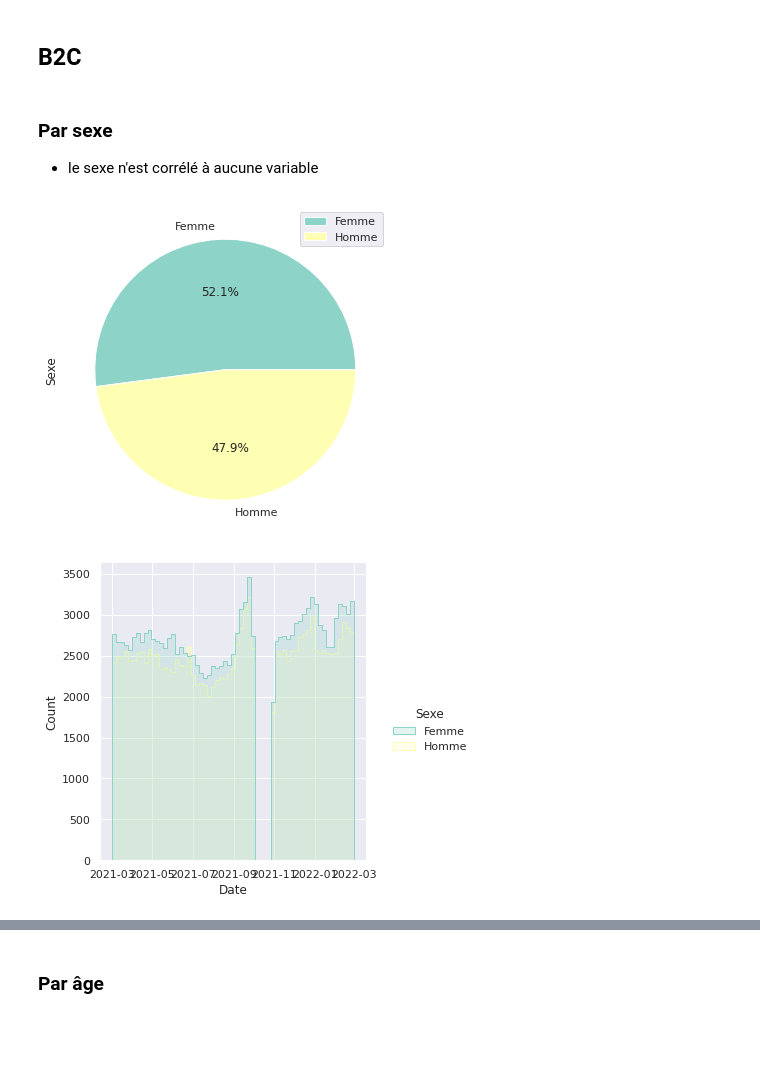
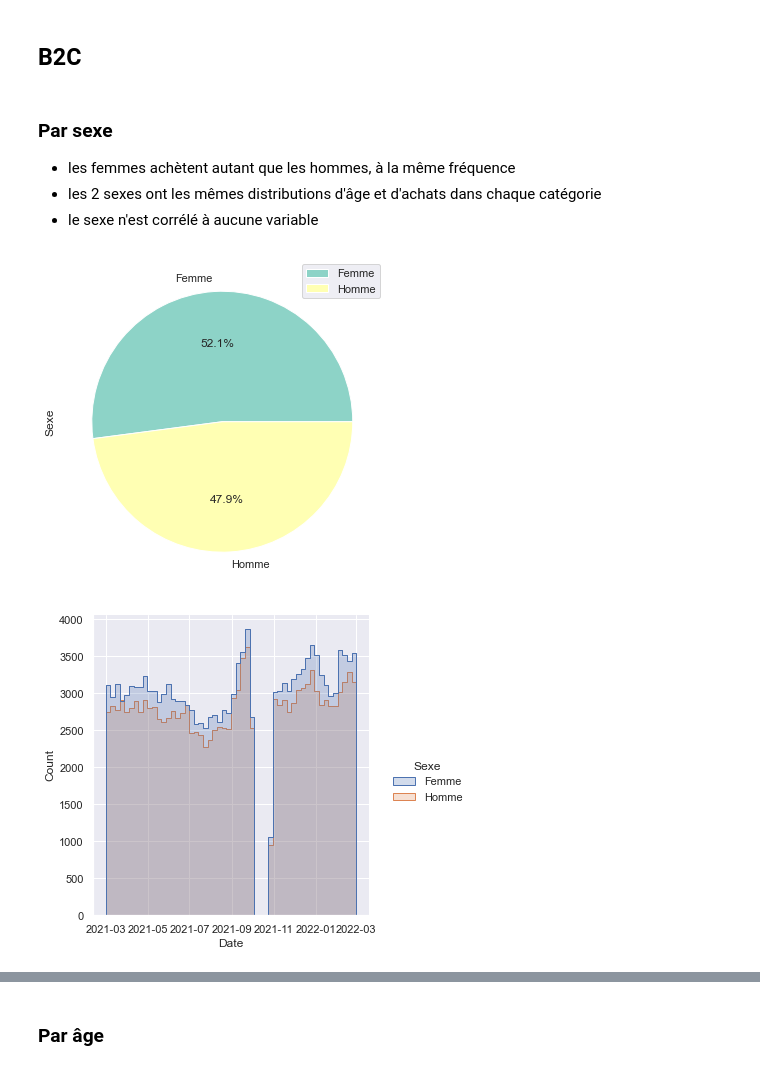
Before and after one commit to gllmfrnr/oc-da, a Jupyter notebook: p4/p4_c.ipynb, the cells around one changed output, grey strips where cells are left out. Drawn from its saved outputs; the diff is of its cells as text; code cells hidden in the pictures; blank space fills up the shorter version.

```diff
--- a/p4/p4_c.ipynb
+++ b/p4/p4_c.ipynb
@@ -144,6 +157,7 @@ def indicateurs(df, variable):
 # %%
 # URL
 url = 'https://raw.githubusercontent.com/gllmfrnr/oc/master/p4/sources/'
+url = 'sources/'
 
 # Dataframes
 clients = pd.read_csv(url + 'customers.csv')
@@ -887,7 +901,7 @@ Kurtosis : -0.4 ( distribution plus aplatie que la normale gaussienne )
 # %%
 # Remplacement des valeurs manquantes du produit 0_2245
 data['Catégorie'].replace(np.nan, 0, inplace=True)
-data['Prix'].replace(np.nan, 4.99, inplace=True)
+data['Prix'].replace(np.nan, 9.99, inplace=True)
 
 # Affichage du produit 0_2245
 data[data['id_prod']=='0_2245'].sample(3)
@@ -994,7 +1010,7 @@ panier_annuel = data.pivot_table(
     aggfunc='sum'
     ).sort_values(by='Prix', ascending=False).reset_index()
 
-panier_annuel.rename(columns={'Prix': 'Panier annuel'}, inplace=True)
+panier_annuel.rename(columns={'Prix': 'CA annuel'}, inplace=True)
 
 # Création d'une variable 'Type' (valeurs : B2B ou B2C)
 panier_annuel['Type'] = 'B2C'
@@ -1113,6 +1181,8 @@ plt.show()
 ## B2C
 # %% [markdown]
 ### Par sexe
+- les femmes achètent autant que les hommes, à la même fréquence
+- les 2 sexes ont les mêmes distributions d'âge et d'achats dans chaque catégorie
 - le sexe n'est corrélé à aucune variable
 # %%
 b2c['Sexe'].value_counts(normalize=True).plot(
@@ -1122,9 +1192,12 @@ b2c['Sexe'].value_counts(normalize=True).plot(
 )
 plt.show()
 # %% [output]
-[figure, old version]
+[figure, new version]
 # %%
-sns.displot(data=b2c, x='Date', hue='Sexe', element='step')
+sns.displot(data=b2c, x='Date', hue='Sexe', element='step', bins=54)
 plt.show()
+
+# Les distributions des 2 sexes ont les mêmes formes
+# Les 2 groupes achètent autant aux mêmes périodes de l'année
 # %% [output]
-[figure, old version]
+[figure, new version]
```
Also changed, not shown: parts of 85 cells of this notebook.
